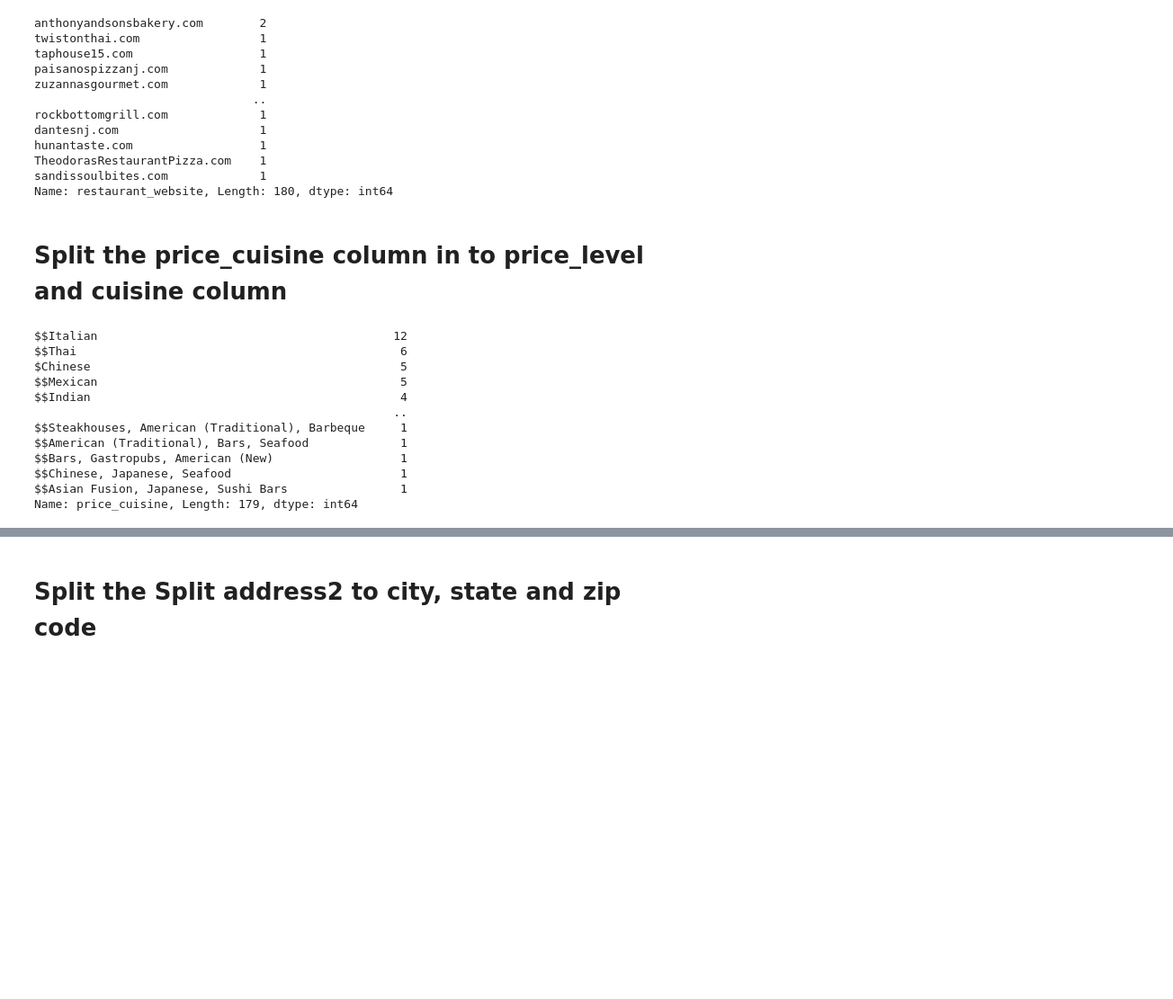
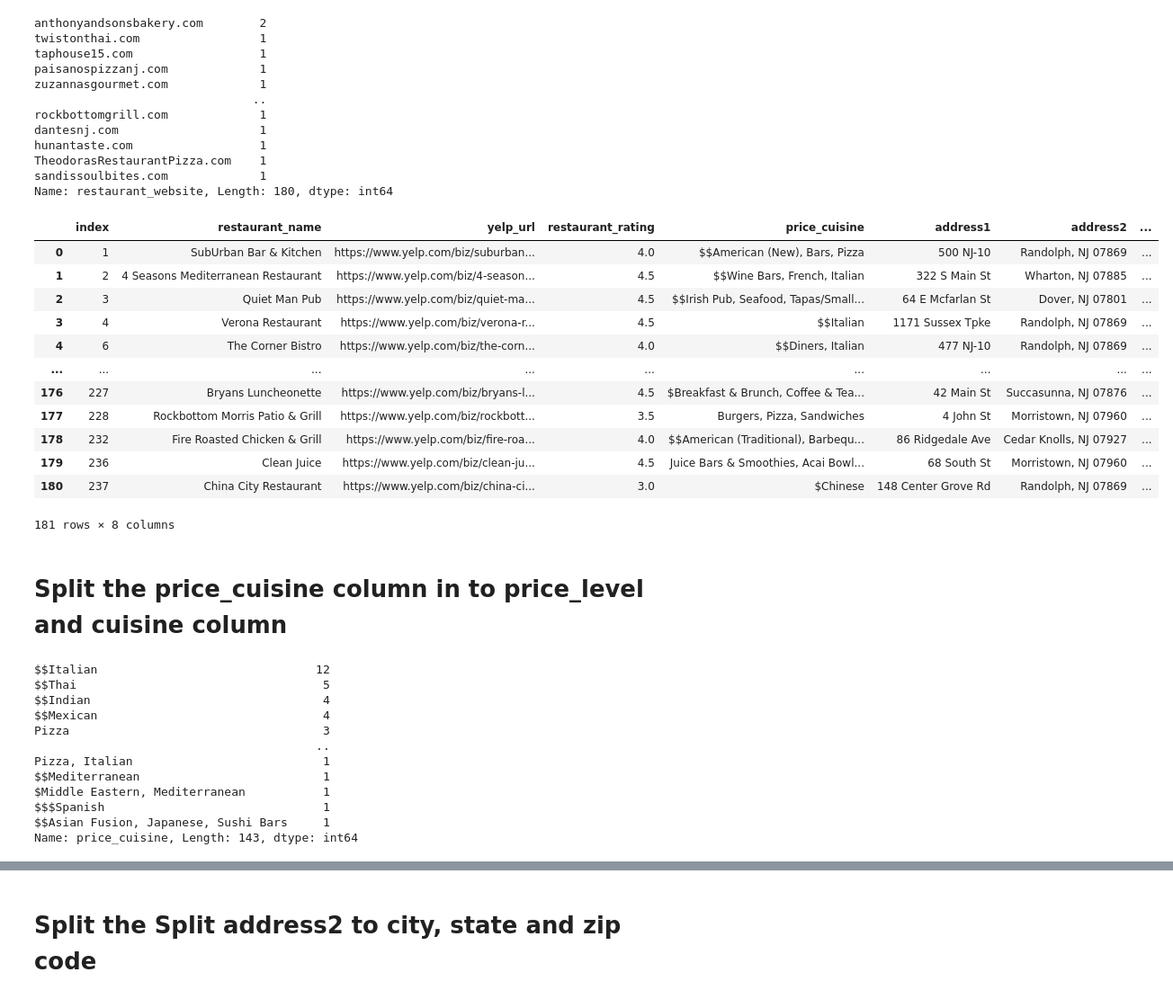
Before and after one commit to deliahellander/ETL-Project, a Jupyter notebook: Transformation/Transformation.ipynb, the cells around one changed output, grey strips where cells are left out. Shown: that part at 90% size. Saved outputs shown, nothing was run; the diff lists cells and outputs as text; code cells hidden in the pictures; blank space fills up the shorter version.

```diff
--- a/Transformation/Transformation.ipynb
+++ b/Transformation/Transformation.ipynb
@@ -279,24 +279,41 @@ hunantaste.com                  1
 TheodorasRestaurantPizza.com    1
 sandissoulbites.com             1
 Name: restaurant_website, Length: 180, dtype: int64
+# %%
+new_yelp_df3=new_yelp_df2.reset_index()
+new_yelp_df3
+# %% [output]
+|  | index | restaurant_name | yelp_url | restaurant_rating | price_cuisine | address1 | address2 | ... |
+| 0 | 1 | SubUrban Bar & Kitchen | https://www.yelp.com/biz/suburban... | 4.0 | $$American (New), Bars, Pizza | 500 NJ-10 | Randolph, NJ 07869 | ... |
+| 1 | 2 | 4 Seasons Mediterranean Restaurant | https://www.yelp.com/biz/4-season... | 4.5 | $$Wine Bars, French, Italian | 322 S Main St | Wharton, NJ 07885 | ... |
+| 2 | 3 | Quiet Man Pub | https://www.yelp.com/biz/quiet-ma... | 4.5 | $$Irish Pub, Seafood, Tapas/Small... | 64 E Mcfarlan St | Dover, NJ 07801 | ... |
+| 3 | 4 | Verona Restaurant | https://www.yelp.com/biz/verona-r... | 4.5 | $$Italian | 1171 Sussex Tpke | Randolph, NJ 07869 | ... |
+| 4 | 6 | The Corner Bistro | https://www.yelp.com/biz/the-corn... | 4.0 | $$Diners, Italian | 477 NJ-10 | Randolph, NJ 07869 | ... |
+| ... | ... | ... | ... | ... | ... | ... | ... | ... |
+| 176 | 227 | Bryans Luncheonette | https://www.yelp.com/biz/bryans-l... | 4.5 | $Breakfast & Brunch, Coffee & Tea... | 42 Main St | Succasunna, NJ 07876 | ... |
+| 177 | 228 | Rockbottom Morris Patio & Grill | https://www.yelp.com/biz/rockbott... | 3.5 | Burgers, Pizza, Sandwiches | 4 John St | Morristown, NJ 07960 | ... |
+| 178 | 232 | Fire Roasted Chicken & Grill | https://www.yelp.com/biz/fire-roa... | 4.0 | $$American (Traditional), Barbequ... | 86 Ridgedale Ave | Cedar Knolls, NJ 07927 | ... |
+| 179 | 236 | Clean Juice | https://www.yelp.com/biz/clean-ju... | 4.5 | Juice Bars & Smoothies, Acai Bowl... | 68 South St | Morristown, NJ 07960 | ... |
+| 180 | 237 | China City Restaurant | https://www.yelp.com/biz/china-ci... | 3.0 | $Chinese | 148 Center Grove Rd | Randolph, NJ 07869 | ... |
+181 rows × 8 columns
 # %% [markdown]
 # Split the price_cuisine column in to price_level and cuisine column
 # %%
 # price_cuisine check
-new_yelp_df["price_cuisine"].value_counts()
+new_yelp_df3["price_cuisine"].value_counts()
 # %% [output]
-$$Italian                                          12
-$$Thai                                              6
-$Chinese                                            5
-$$Mexican                                           5
-$$Indian                                            4
-                                                   ..
-$$Steakhouses, American (Traditional), Barbeque     1
-$$American (Traditional), Bars, Seafood             1
-$$Bars, Gastropubs, American (New)                  1
-$$Chinese, Japanese, Seafood                        1
-$$Asian Fusion, Japanese, Sushi Bars                1
-Name: price_cuisine, Length: 179, dtype: int64
+$$Italian                               12
+$$Thai                                   5
+$$Indian                                 4
+$$Mexican                                4
+Pizza                                    3
+                                        ..
+Pizza, Italian                           1
+$$Mediterranean                          1
+$Middle Eastern, Mediterranean           1
+$$$Spanish                               1
+$$Asian Fusion, Japanese, Sushi Bars     1
+Name: price_cuisine, Length: 143, dtype: int64
 # %%
 price_level = []
 cuisine = []
```
Also changed, not shown: parts of 9 cells of this notebook.
